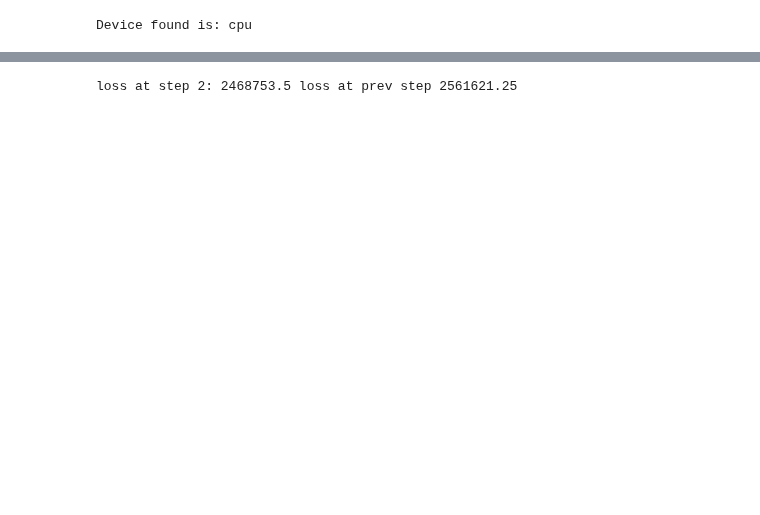
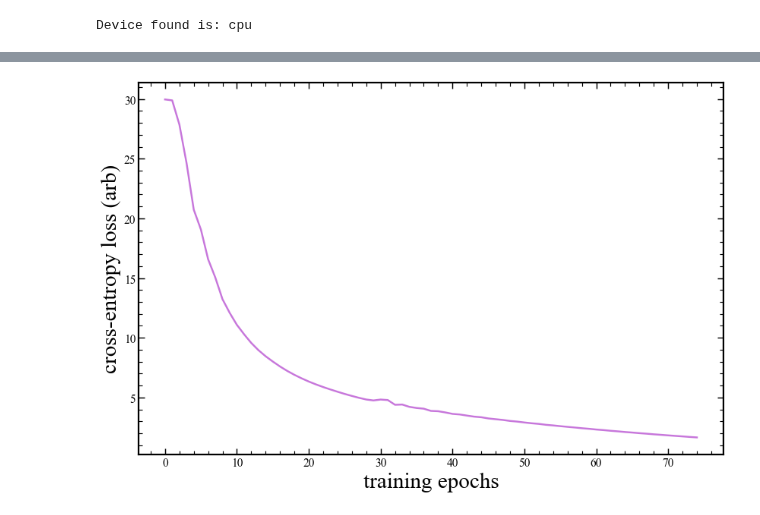
Before and after one commit to SampsonML/score_network_jax, a Jupyter notebook: diffusion_jax_HSC.ipynb, the cells around one changed output, grey strips where cells are left out. Drawn from its saved outputs; the diff is of its cells as text; code cells hidden in the pictures; blank space fills up the shorter version.

Commit message:
added save state

```diff
--- a/diffusion_jax_HSC.ipynb
+++ b/diffusion_jax_HSC.ipynb
@@ -351,7 +350,7 @@ class NCSNv2(nn.Module):
     sigmas        = jnp.exp(jnp.linspace(jnp.log(sigma_end),
                               jnp.log(sigma_begin),num_scales))
     sigmas = jax.numpy.flip(sigmas)
-    im_size       = 32                    # image size
+    im_size       = 64                    # image size
     nf            = 128                   # number of filters
     act           = nn.elu                # activation function
     normalizer    = InstanceNorm2dPlus    # normalization function
@@ -441,9 +440,7 @@ def anneal_dsm_score_estimation(params, model, samples, labels, sigmas, key):
     perturbed_samples = samples + noise * used_sigmas
     target = -noise / used_sigmas**2
     scores = model.apply({'params': params}, perturbed_samples, labels)
-    #losses = jnp.square(score - target)
-    loss_1 = 1 / 2. * ((scores - target) ** 2).sum(axis=-1) #* used_sigmas.squeeze() ** anneal_power
-    loss = loss_1 * used_sigmas**2
+    loss = 1 / 2. * ((scores - target) ** 2).sum(axis=-1) * used_sigmas**2
     loss = jnp.mean(loss)
     return loss
 # %%
@@ -526,14 +523,14 @@ def plot_evolve(params,sample,step, labels):
 
 # model training and init params
 key_seq     = jax.random.PRNGKey(42)                # random seed
-n_epochs    = 3                                    # number of epochs
-batch_size  = 32                                    # batch size
+n_epochs    = 75                                    # number of epochs
+batch_size  = 1                                    # batch size
 lr          = 1e-4                                  # learning rate
-im_size     = 32                                    # image size
+im_size     = 64                                    # image size
 
 # construct the training data
 # for testing limit size until GPU HPC is available
-#data_jax = data_jax[0:200] # DELETE for full training
+data_jax = data_jax[0:1] # DELETE for full training
 batch = jnp.array(range(0, batch_size))
 training_data_init = data_jax[batch]
 batch_per_epoch = len(data_jax) // batch_size
@@ -558,8 +555,6 @@ params_rng, dropout_rng = jax.random.split(key_seq)
 # define and initialise model
 model = NCSNv2()
 variables = model.init({'params': params_rng}, fake_input, fake_label)
-# TODO: do I want dropout? If so also edit optimiser add dropout rng to optax args
-# variables = model.init({'params': params_rng, 'dropout': dropout_rng}, fake_input, fake_label)
 init_model_state, initial_params = variables.pop('params')
 
 # define optimiser using latest flax standards
@@ -578,10 +573,11 @@ model_state = optimizer.init(params)
 loss_fn = anneal_dsm_score_estimation
 
 # training settings
-train       = True
+CKPT_DIR    = 'ckpts'
+train       = False
 plot_scores = False
 plot_loss   = True
-verbose     = True
+verbose     = False
 best_loss   = 1e15
 epoch_loss  = 0
 
@@ -607,10 +603,17 @@ if train:
       params = optax.apply_updates(params, updates)
 
     # store epoch loss and make plots
+    epoch_loss = epoch_loss / (batch_per_epoch * batch_size)
     loss_vector[i] = epoch_loss
     if loss_vector[i] < best_loss:
       best_params = params
       best_loss   = loss_vector[i]
+      # testing saving training state
+      state = train_state.TrainState.create(  apply_fn=model.apply,
+                                              params=best_params,
+                                              tx=optimizer )
+      checkpoints.save_checkpoint(ckpt_dir=CKPT_DIR, target=state, step=i,
+                                  prefix='scorenet_state_', overwrite=True)
     epoch_loss = 0
 
     # plots and printing outputs
@@ -625,7 +628,7 @@ if plot_loss:
   fig , ax = plt.subplots(1,1,figsize=(12, 8), facecolor='white',dpi = 70)
   steps = range(0,n_epochs)
   plt.plot(steps,loss_vector, alpha = 0.80, zorder=0)
-  plt.scatter(steps,loss_vector, s=20, zorder=1)
+  #plt.scatter(steps,loss_vector, s=20, zorder=1)
   plt.xlabel('training epochs', fontsize = 30)
   plt.ylabel('cross-entropy loss (arb)', fontsize = 30)
   plt.tight_layout()
@@ -635,4 +639,4 @@ loss at step 1: 2561621.25 loss at prev step 2644516.0
-loss at step 2: 2468753.5 loss at prev step 2561621.25
+[figure, added]
 # %%
 # ------------------------- #
 # langevin dynamic sampling #
```
Also changed, not shown: parts of 5 cells of this notebook.
